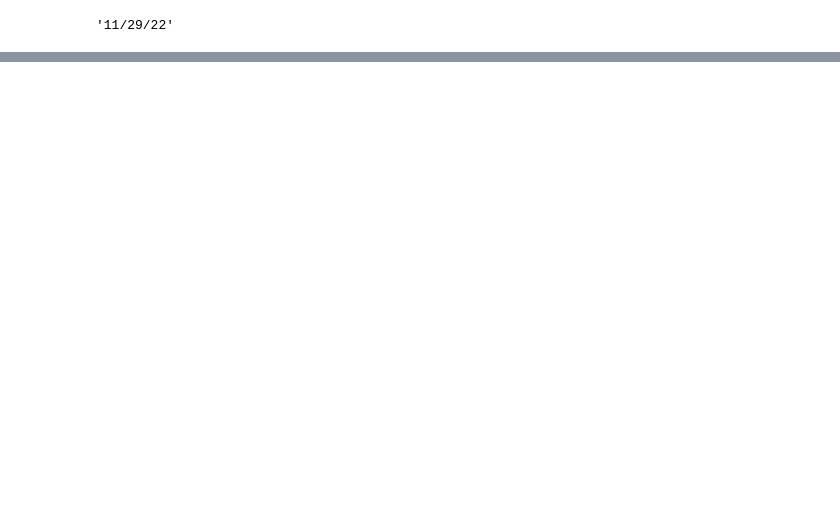
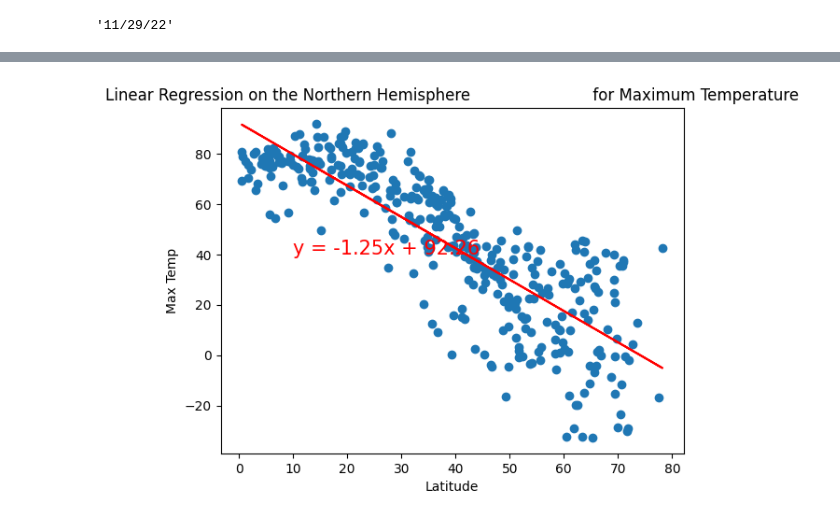
Before and after one commit to rcepsan/world_weather_analysis, a Jupyter notebook: WeatherPy.ipynb, the cells around one changed output, grey strips where cells are left out. Drawn from its saved outputs; the diff is of its cells as text; code cells hidden in the pictures; blank space fills up the shorter version.

Commit message:
Adding Linear Regressions

```diff
--- a/WeatherPy.ipynb
+++ b/WeatherPy.ipynb
@@ -256,0 +259,24 @@ plt.show()
+# %%
+# Import linregress
+from scipy.stats import linregress
+
+# Create a function to create perform linear regression on the weather data
+# and plot a regression line and the equation with the data.
+def plot_linear_regression(x_values, y_values, title, y_label, text_coordinates):
+
+    # Run regression on hemisphere weather data.
+    (slope, intercept, r_value, p_value, std_err) = linregress(x_values, y_values)
+
+    # Calculate the regression line "y values" from the slope and intercept.
+    regress_values = x_values * slope + intercept
+    # Get the equation of the line.
+    line_eq = "y = " + str(round(slope,2)) + "x + " + str(round(intercept,2))
+    # Create a scatter plot and plot the regression line.
+    plt.scatter(x_values,y_values)
+    plt.plot(x_values,regress_values,"r")
+    # Annotate the text for the line equation.
+    plt.annotate(line_eq, text_coordinates, fontsize=15, color="red")
+    plt.title(title)
+    plt.xlabel('Latitude')
+    plt.ylabel(y_label)
+    plt.show()
@@ -256,0 +292,14 @@ plt.show()
+# %%
+# Create Northern and Southern Hemisphere DataFrames.
+northern_hemi_df = city_data_df.loc[(city_data_df["Lat"] >= 0)]
+southern_hemi_df = city_data_df.loc[(city_data_df["Lat"] < 0)]
+# %%
+# Linear regression on the Northern Hemisphere
+x_values = northern_hemi_df["Lat"]
+y_values = northern_hemi_df["Max Temp"]
+# Call the function.
+plot_linear_regression(x_values, y_values,
+                       'Linear Regression on the Northern Hemisphere \
+                        for Maximum Temperature', 'Max Temp',(10,40))
+# %% [output]
+[figure, added]
```
Also changed, not shown: parts of 17 cells of this notebook.
